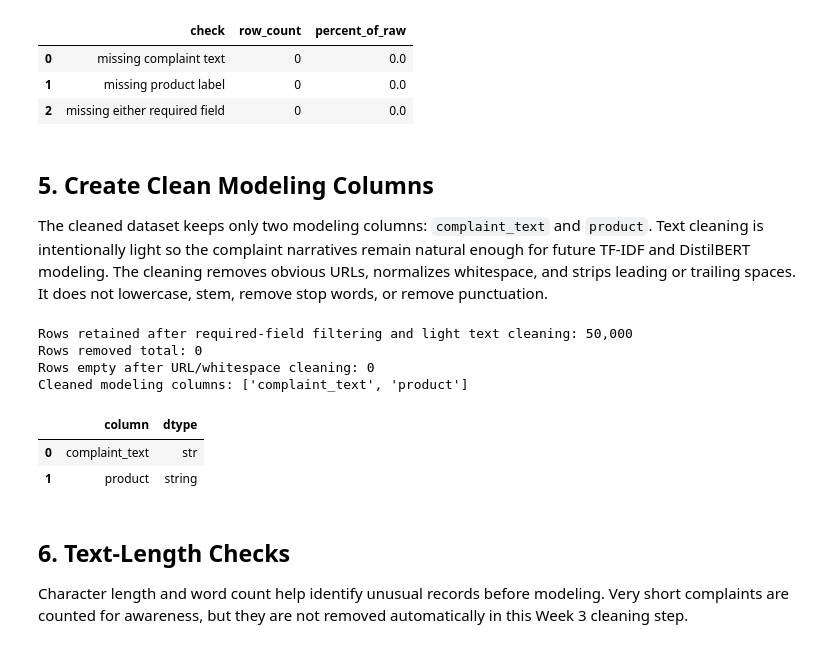
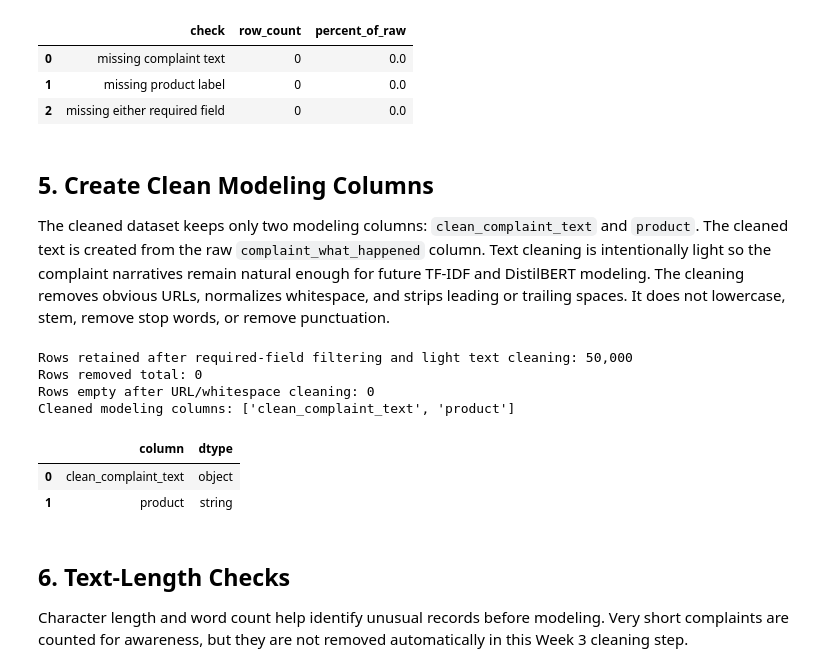
Before and after one commit to rihua-tech/financial-complaint-auto-routing-nlp, a Jupyter notebook: notebooks/02_eda_cleaning.ipynb, the cells around one changed output. Saved outputs shown, nothing was run; the diff lists cells and outputs as text; code cells hidden in the pictures.

```diff
--- a/notebooks/02_eda_cleaning.ipynb
+++ b/notebooks/02_eda_cleaning.ipynb
@@ -159,7 +159,7 @@ display(missing_summary)
 # %% [markdown]
 ## 5. Create Clean Modeling Columns
 
-The cleaned dataset keeps only two modeling columns: `complaint_text` and `product`. Text cleaning is intentionally light so the complaint narratives remain natural enough for future TF-IDF and DistilBERT modeling. The cleaning removes obvious URLs, normalizes whitespace, and strips leading or trailing spaces. It does not lowercase, stem, remove stop words, or remove punctuation.
+The cleaned dataset keeps only two modeling columns: `clean_complaint_text` and `product`. The cleaned text is created from the raw `complaint_what_happened` column. Text cleaning is intentionally light so the complaint narratives remain natural enough for future TF-IDF and DistilBERT modeling. The cleaning removes obvious URLs, normalizes whitespace, and strips leading or trailing spaces. It does not lowercase, stem, remove stop words, or remove punctuation.
 # %%
 URL_PATTERN = re.compile(r"https?://\S+|www\.\S+", flags=re.IGNORECASE)
 WHITESPACE_PATTERN = re.compile(r"\s+")
@@ -169,38 +169,38 @@ def clean_complaint_text(value: object) -> str:
     """Apply light cleaning while preserving natural complaint language."""
     text = "" if pd.isna(value) else str(value)
     text = URL_PATTERN.sub(" ", text)
     text = WHITESPACE_PATTERN.sub(" ", text)
     return text.strip()
 
 
 cleaned_df = raw_df.loc[~rows_to_remove_mask, [TEXT_COLUMN, TARGET_COLUMN]].copy()
-cleaned_df["complaint_text"] = cleaned_df[TEXT_COLUMN].map(clean_complaint_text)
+cleaned_df["clean_complaint_text"] = cleaned_df[TEXT_COLUMN].map(clean_complaint_text)
 cleaned_df["product"] = cleaned_df[TARGET_COLUMN].astype("string").str.strip()
-cleaned_df = cleaned_df[["complaint_text", "product"]]
+cleaned_df = cleaned_df[["clean_complaint_text", "product"]]
 
-empty_after_cleaning_mask = cleaned_df["complaint_text"].str.len().eq(0) | cleaned_df["product"].astype("string").str.len().eq(0)
+empty_after_cleaning_mask = cleaned_df["clean_complaint_text"].str.len().eq(0) | cleaned_df["product"].astype("string").str.len().eq(0)
 rows_empty_after_cleaning = int(empty_after_cleaning_mask.sum())
 
 if rows_empty_after_cleaning:
     cleaned_df = cleaned_df.loc[~empty_after_cleaning_mask].copy()
 
 cleaned_df = cleaned_df.reset_index(drop=True)
 cleaned_row_count = len(cleaned_df)
 rows_removed = original_row_count - cleaned_row_count
 
 print(f"Rows retained after required-field filtering and light text cleaning: {cleaned_row_count:,}")
 print(f"Rows removed total: {rows_removed:,}")
 print(f"Rows empty after URL/whitespace cleaning: {rows_empty_after_cleaning:,}")
 print(f"Cleaned modeling columns: {list(cleaned_df.columns)}")
 
 display(cleaned_df.dtypes.astype(str).rename("dtype").reset_index().rename(columns={"index": "column"}))
 # %% [output]
 Rows retained after required-field filtering and light text cleaning: 50,000
 Rows removed total: 0
 Rows empty after URL/whitespace cleaning: 0
-Cleaned modeling columns: ['complaint_text', 'product']
+Cleaned modeling columns: ['clean_complaint_text', 'product']
 |  | column | dtype |
-| 0 | complaint_text | str |
+| 0 | clean_complaint_text | object |
 | 1 | product | string |
 # %% [markdown]
 ## 6. Text-Length Checks
```
Also changed, not shown: parts of 6 cells of this notebook, 2 other files.
